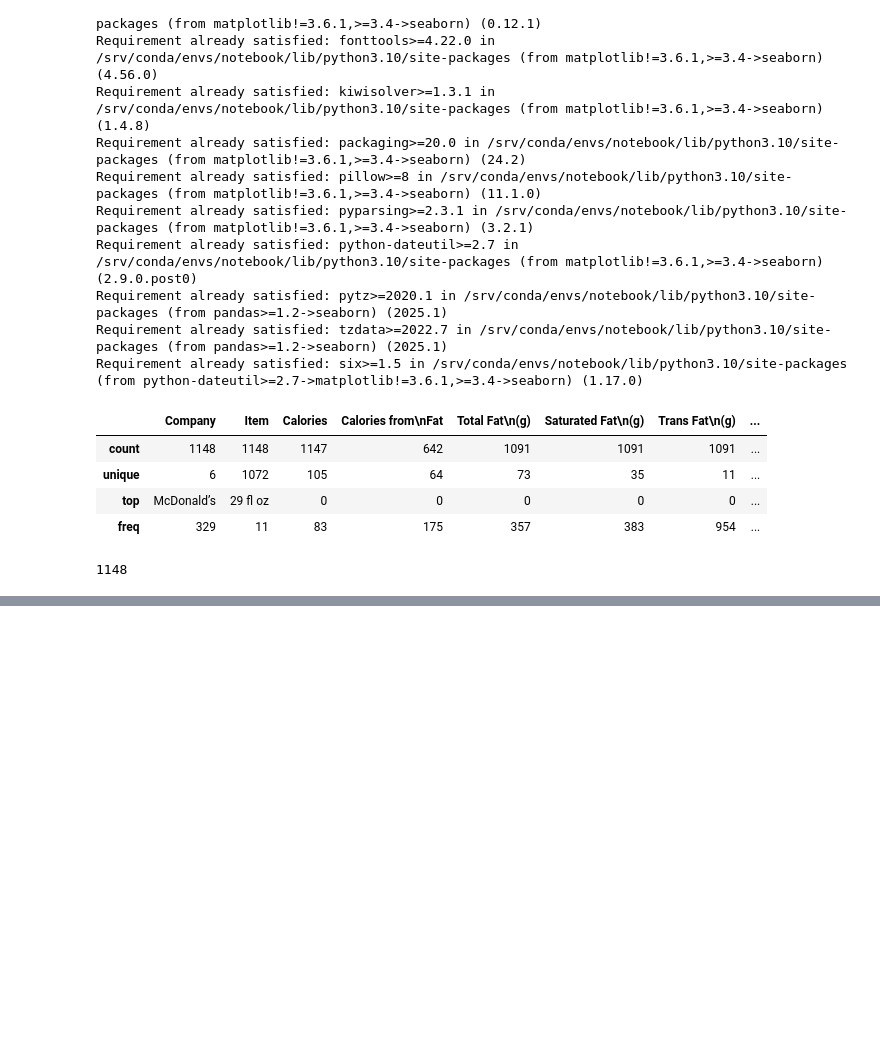
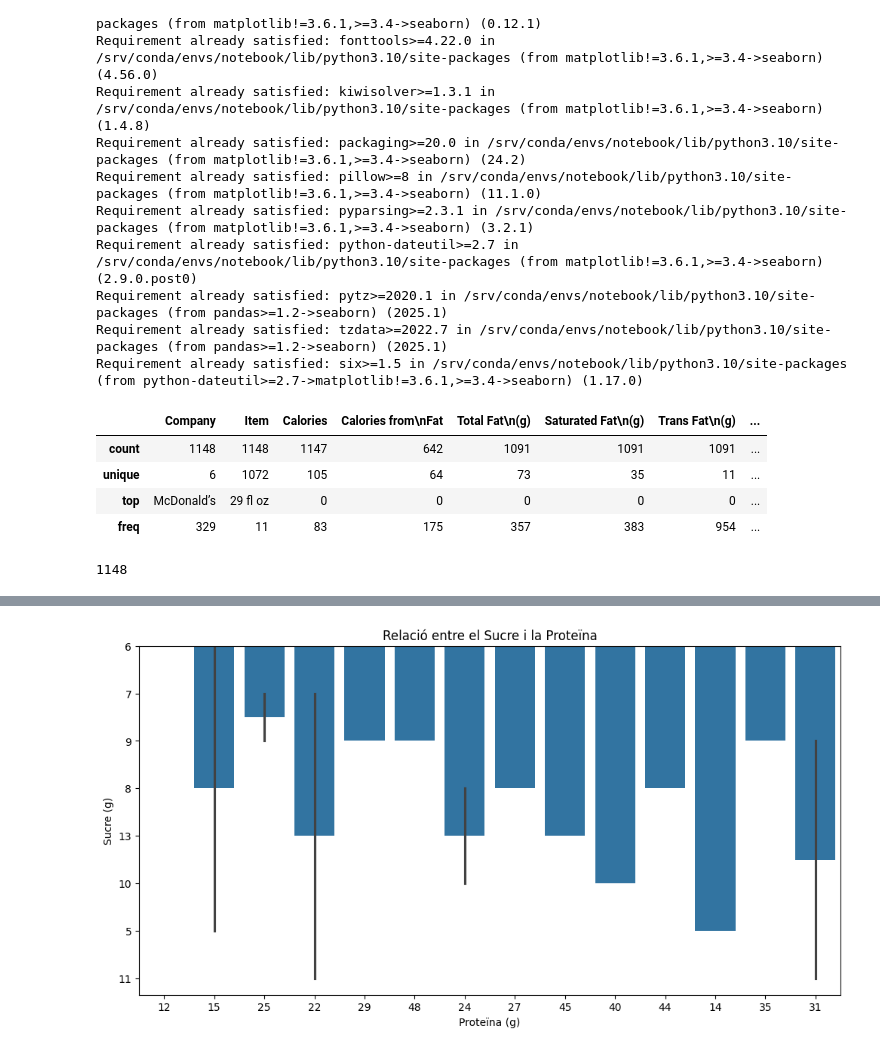
Before and after one commit to AbdelazizKafi/M14_AbdelazizKafi, a Jupyter notebook: Activitat9-AbdelazizKafi.ipynb, the cells around one changed output, grey strips where cells are left out. Saved outputs shown, nothing was run; the diff lists cells and outputs as text; code cells hidden in the pictures; blank space fills up the shorter version.

```diff
--- a/Activitat9-AbdelazizKafi.ipynb
+++ b/Activitat9-AbdelazizKafi.ipynb
@@ -62,0 +92,12 @@ plt.show()
+# %%
+# Barplot per mostrar la relació entre el sucre i la proteïna.
+# Com es pot observar, es una mica similar al scatterplot anterior però aquest te encara menys relació.
+# Els valors no segueixen cap patró i com ja sabem, la Proteïna i el Sucre no tenen una gran relació.
+plt.figure(figsize=(12, 6))
+sns.barplot(x='Protein\n(g)', y='Sugars\n(g)', data=df.head(20))
+plt.title('Relació entre el Sucre i la Proteïna')
+plt.xlabel('Proteïna (g)')
+plt.ylabel('Sucre (g)')
+plt.show()
+# %% [output]
+[figure, added]
```
Also changed, not shown: parts of 11 cells of this notebook.
